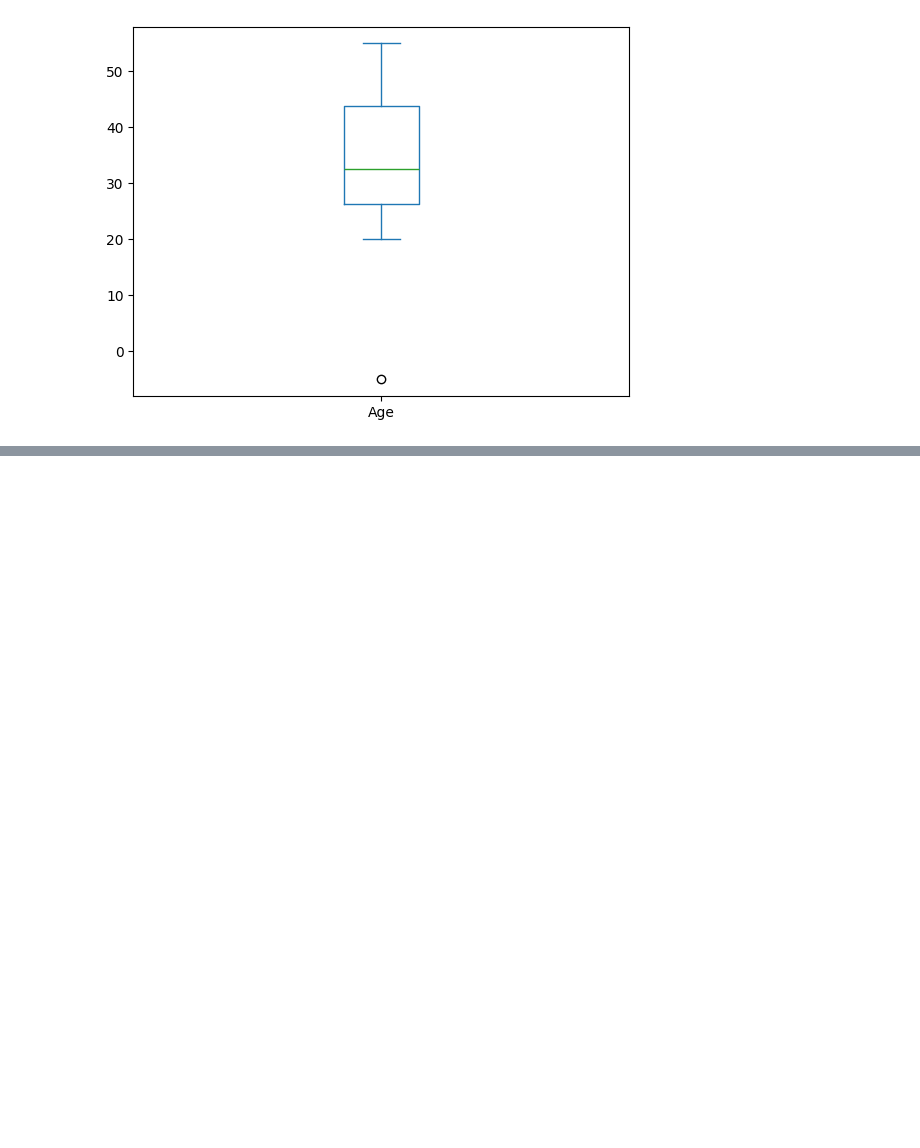
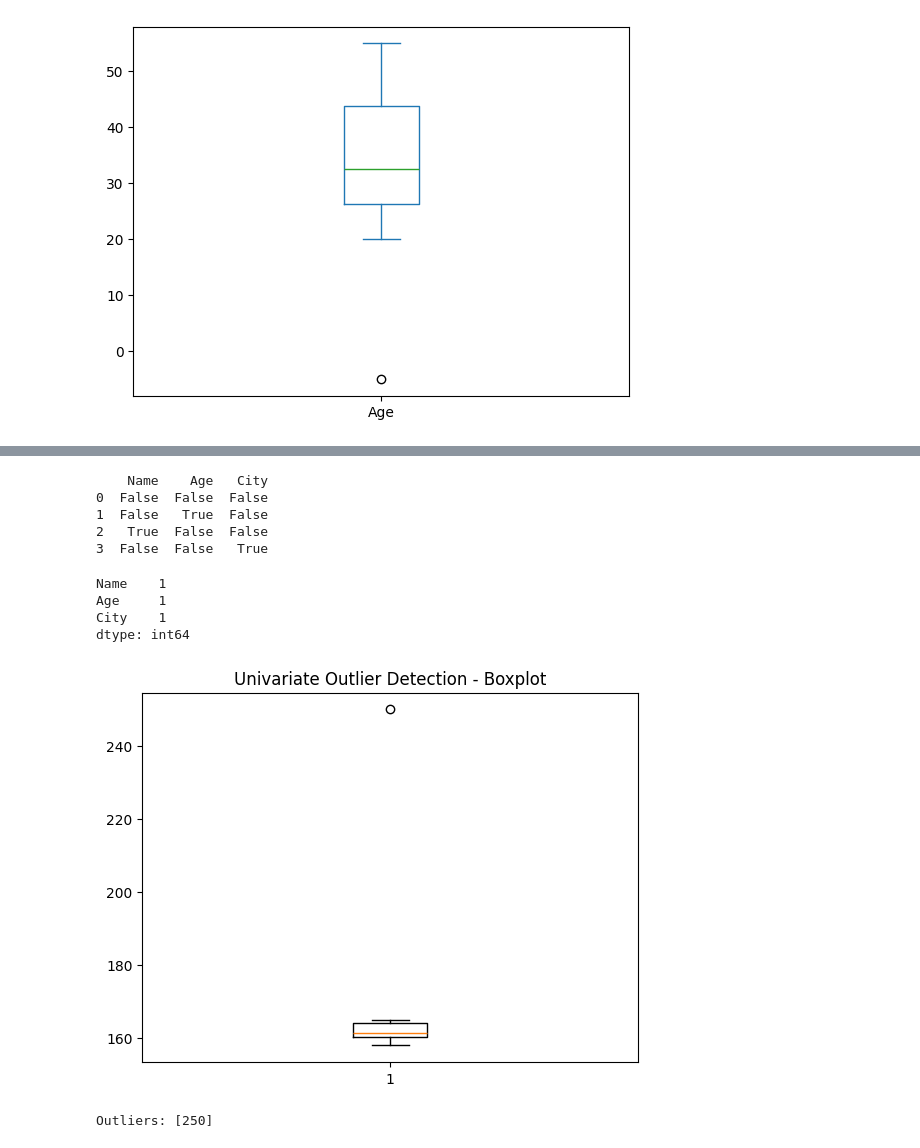
Before and after one commit to Harsha-hub466/Harsha-Patil, a Jupyter notebook: AIML_1.ipynb, the cells around one changed output, grey strips where cells are left out. Drawn from its saved outputs; the diff is of its cells as text; code cells hidden in the pictures; blank space fills up the shorter version.

```diff
--- a/AIML_1.ipynb
+++ b/AIML_1.ipynb
@@ -751,0 +809,37 @@ Name: Age, dtype: float64
+# %%
+print(df.isna())
+# %% [output]
+    Name    Age   City
+0  False  False  False
+1  False   True  False
+2   True  False  False
+3  False  False   True
+# %%
+print(df.isna().sum())
+# %% [output]
+Name    1
+Age     1
+City    1
+dtype: int64
+# %%
+import pandas as pd
+import numpy as np
+import matplotlib.pyplot as plt
+from scipy import stats
+
+data = pd.Series([160, 162, 158, 165, 161, 250])  # height in cm
+
+# Boxplot
+plt.boxplot(data)
+plt.title("Univariate Outlier Detection - Boxplot")
+plt.show()
+
+# IQR method
+Q1 = data.quantile(0.25)
+Q3 = data.quantile(0.75)
+IQR = Q3 - Q1
+outliers = data[(data < (Q1 - 1.5 * IQR)) | (data > (Q3 + 1.5 * IQR))]
+print("Outliers:", outliers.values)
+# %% [output]
+[figure, added]
+Outliers: [250]
```
Also changed, not shown: parts of 8 cells of this notebook.
